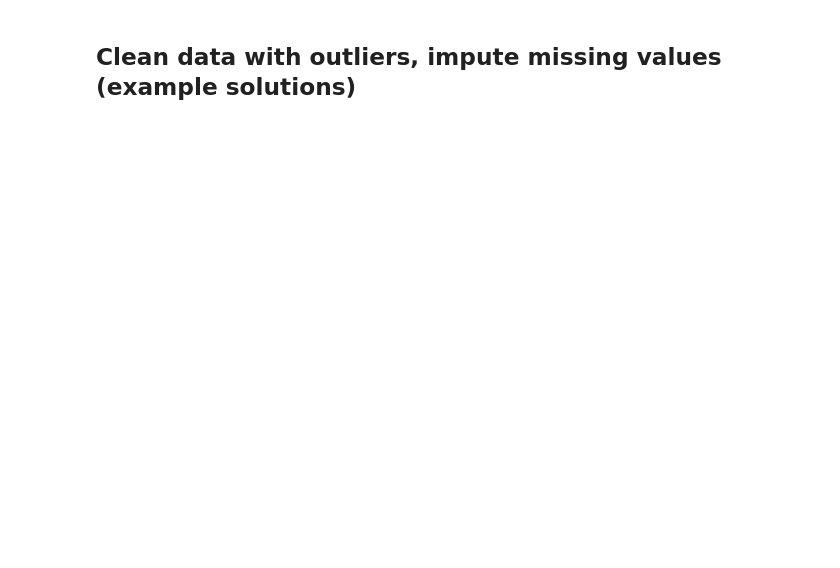
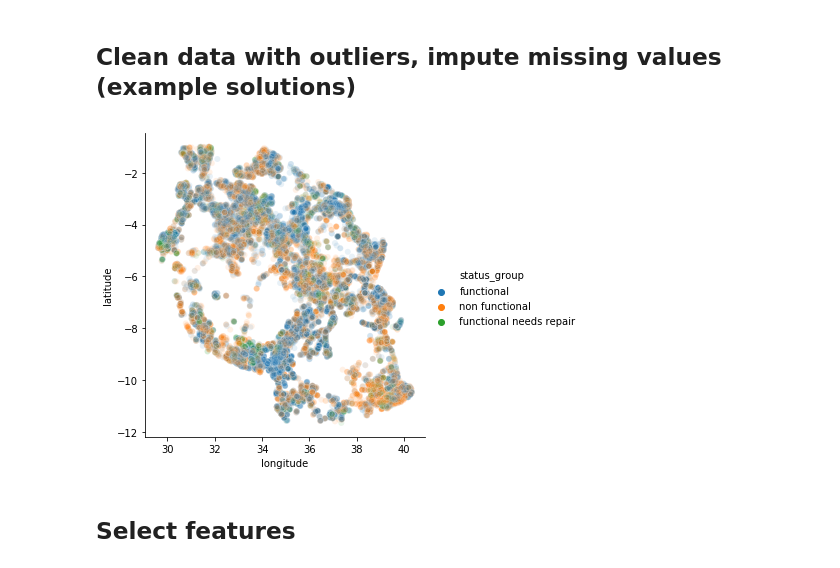
Before and after one commit to bloominstituteoftechnology/DS-Unit-2-Tree-Ensembles, a Jupyter notebook: module1-decision-trees/Decision Trees - Assignment Notebook.ipynb, the cells around one changed output. Drawn from its saved outputs; the diff is of its cells as text; code cells hidden in the pictures; blank space fills up the shorter version.

Commit message:
Begin exploring location data.

```diff
--- a/module1-decision-trees/Decision Trees - Assignment Notebook.ipynb
+++ b/module1-decision-trees/Decision Trees - Assignment Notebook.ipynb
@@ -95,2 +167,44 @@ train.shape, val.shape, test.shape
 # %% [markdown]
 ## Clean data with outliers, impute missing values (example solutions)
+# %%
+def wrangle(X):
+    """Wrangles train, validate, and test sets in the same way"""
+    X = X.copy()
+
+    # About 3% of the time, latitude has small values near zero,
+    # outside Tanzania, so we'll treat these values like zero.
+    X['latitude'] = X['latitude'].replace(-2e-08, 0)
+
+    # When columns have zeros and shouldn't, they are like null values.
+    cols_with_zeros = ['construction_year', 'longitude', 'latitude']
+    for col in cols_with_zeros:
+        X[col] = X[col].replace(0, np.nan)
+
+    # Convert date_recorded to datetime
+    X['date_recorded'] = pd.to_datetime(X['date_recorded'], infer_datetime_format=True)
+
+    # Extract year from date_recorded
+    X['year_recorded'] = X['date_recorded'].dt.year
+
+    # quantity & quantity_group are duplicates, so drop one
+    X = X.drop(columns='quantity_group')
+
+    # for categoricals with missing values, fill with the category 'MISSING'
+    categoricals = X.select_dtypes(exclude='number').columns
+    for col in categoricals:
+        X[col] = X[col].fillna('MISSING')
+
+    return X
+
+
+train = wrangle(train)
+val = wrangle(val)
+test = wrangle(test)
+# %%
+# Check updated location (lat/long) values.
+sns.relplot(x='longitude', y='latitude', hue='status_group',
+            data=train, alpha=0.1);
+# %% [output]
+[figure, added]
+# %% [markdown]
+## Select features
```
Also changed, not shown: parts of 10 cells of this notebook.
